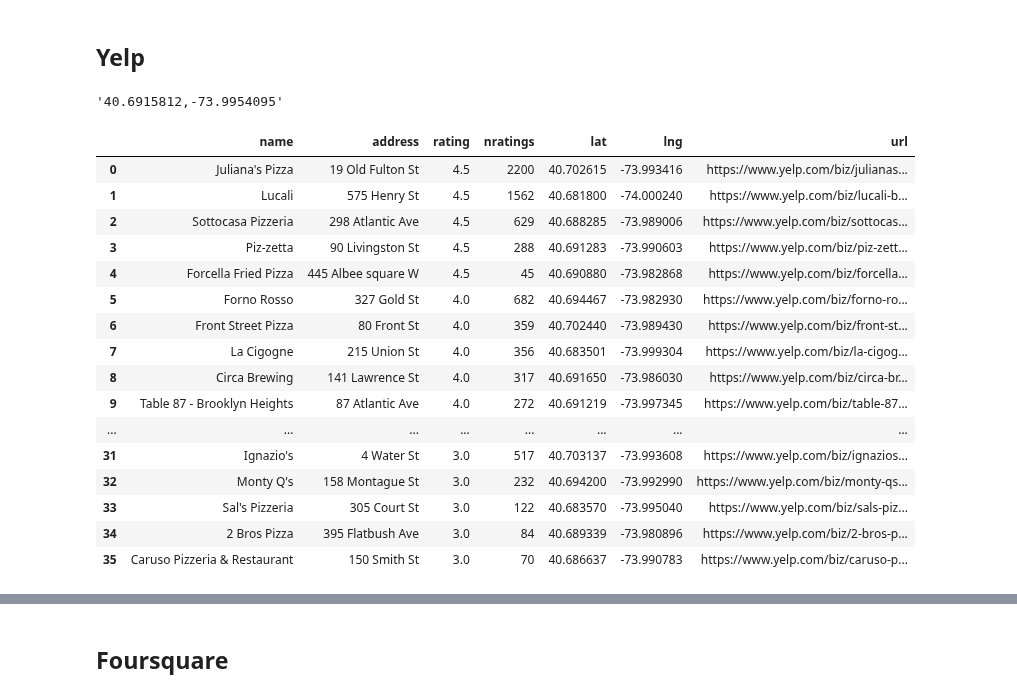
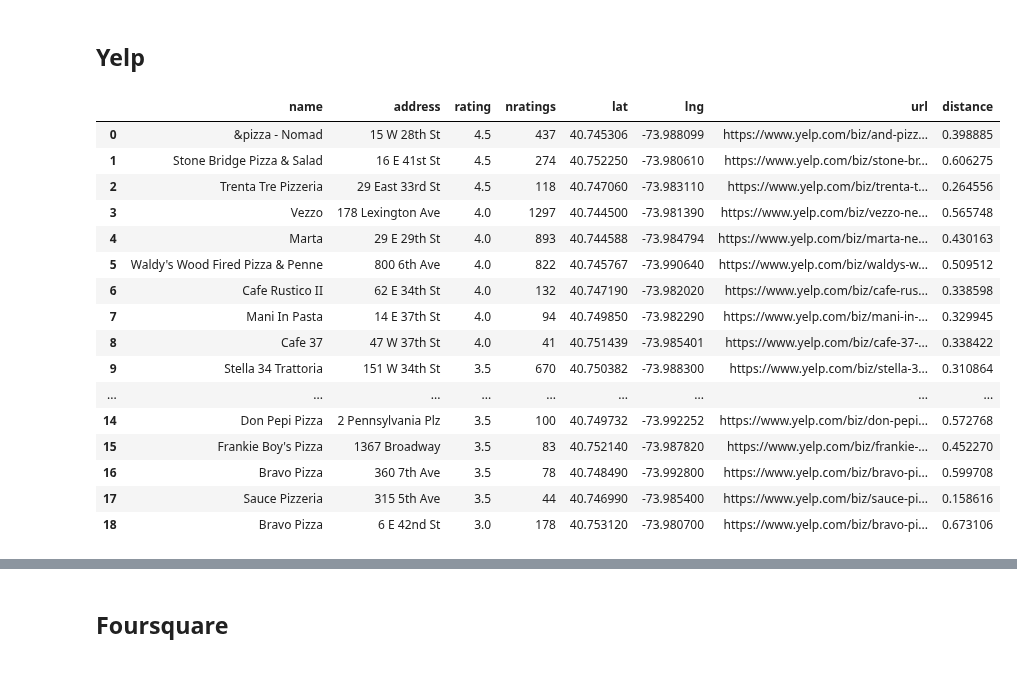
Before and after one commit to druce/Pizza, a Jupyter notebook: pizza.ipynb, the cells around one changed output, grey strips where cells are left out. Drawn from its saved outputs; the diff is of its cells as text; code cells hidden in the pictures.

```diff
--- a/pizza.ipynb
+++ b/pizza.ipynb
@@ -115,3 +126,16 @@ def get_loc(loc = widgets.Dropdown(
     return loc
 # %% [output]
 interactive(children=(Dropdown(description='Location:', options=(('Midtown', '40.7484, -73.9857'), ('Downtown'…
+# %%
+for test_keyword, test_location in product(keyword_options, location_options):
+    keyword = test_keyword[1]
+    location_name = test_location[0]
+    location = test_location[1]
+    location_coords = eval(test_location[1])
+    test_pickle_filename = keyword + "_" + location_name.replace(' ', '').lower() + ".pkl"
+
+    if not path.exists(test_pickle_filename):
+        break
+
+print(location_name, keyword, location, location_coords)
+print(test_pickle_filename)
@@ -132,7 +159,7 @@ fig
 MIN_USER_RATINGS = 40
 MIN_RATING = 3
 NRESULTS = 50
-RADIUS = 3000
+RADIUS = 1000
 # %%
 # gmaps options
 GMAPS_URL = "https://maps.googleapis.com/maps/api/place/nearbysearch/json"
@@ -144,10 +171,11 @@ ltype='establishment'
 # %%
 def gmaps_get_first_page(api_key, location, **kwargs):
     """get first page of results from gmaps using api_key, location, kwargs for search spec"""
+    # use either rankby or radius kwarg
     request_url = GMAPS_URL + '?key=' + api_key
     request_url += '&location=' + location
     for name, val in kwargs.items():
-        request_url += '&' + name + '=' + val
+        request_url += '&' + name + '=' + str(val)
     r = requests.get(request_url)
     j = r.json()
     return j
@@ -182,10 +210,11 @@ def gmaps_get_all_df(api_key, location, **kwargs):
     return venues_df
 
 
-def gmaps_get_df(location, keyword):
+def gmaps_get_df(location_coords, keyword):
 
     # use either rankby or radius
-    gmaps_df = gmaps_get_all_df(api_key, location, keyword=keyword, ltype=ltype, rankby=rankby)
+    location = "%.7f,%.7f" % location_coords
+    gmaps_df = gmaps_get_all_df(api_key, location, keyword=keyword, ltype=ltype, radius=RADIUS)
     if gmaps_df.empty:
         return None
     else:
@@ -197,11 +226,12 @@ def gmaps_get_df(location, keyword):
         gmaps_df.columns = ['name', 'address', 'rating', 'nratings', 'lat', 'lng']
         # drop trailing ", Brooklyn"
         gmaps_df['address'] = gmaps_df['address'].apply(lambda address: " ".join(address.split(',')[:-1]))
+        gmaps_df['distance'] = gmaps_df.apply(lambda row: distance((row['lat'], row['lng']), location_coords).km,
+                                              axis=1)
         return gmaps_df
 # %%
-# use either rankby or radius
-gmaps_df = gmaps_get_df(location, keyword)
-# runquery(api_key, location, keyword=keyword, ltype=ltype, radius=RADIUS)
+%%time
+gmaps_df = gmaps_get_df(location_coords, keyword)
 gmaps_df = gmaps_df.loc[(gmaps_df['nratings'] >= MIN_USER_RATINGS) & (gmaps_df['rating'] >= MIN_RATING)] \
         .sort_values(['rating', 'nratings'], ascending=False) \
         .reset_index(drop=True)
@@ -276,48 +305,47 @@ venues_map
 [interactive output not drawn]
 # %% [markdown]
 ## Yelp
-# %%
-location
-# %% [output]
-'40.6915812,-73.9954095'
 # %%
-def yelp_get_df(location, keyword):
-    lat, lng = eval(location)
+def yelp_get_df(location_coords, keyword):
+    lat, lng = location_coords
     response = yelp_api.search_query(categories=keyword, latitude=lat, longitude=lng,
                                      radius=RADIUS, sort_by=rankby, limit=NRESULTS)
 
     yelp_df = pd.json_normalize(response['businesses'])
     if not yelp_df.empty:
         yelp_df = yelp_df.loc[(yelp_df['review_count'] >= MIN_USER_RATINGS) & (yelp_df['rating'] >= MIN_RATING)] \
                          .sort_values(['rating', 'review_count'], ascending=False) \
                          .reset_index(drop=True)
         display_columns = ['name', 'location.address1', 'rating', 'review_count', 'coordinates.latitude', 'coordinates.longitude', 'url']
         yelp_df = yelp_df[display_columns]
         yelp_df.columns = ['name', 'address', 'rating', 'nratings', 'lat', 'lng', 'url']
+        yelp_df['distance'] = yelp_df.apply(lambda row: distance((row['lat'], row['lng']), location_coords).km,
+                                              axis=1)
+
         return yelp_df
     else:
         return None
 
-yelp_df = yelp_get_df(location, keyword)
+yelp_df = yelp_get_df(location_coords, keyword)
 yelp_df
 # %% [output]
-|  | name | address | rating | nratings | lat | lng | url |
-| 0 | Juliana's Pizza | 19 Old Fulton St | 4.5 | 2200 | 40.702615 | -73.993416 | https://www.yelp.com/biz/julianas... |
-| 1 | Lucali | 575 Henry St | 4.5 | 1562 | 40.681800 | -74.000240 | https://www.yelp.com/biz/lucali-b... |
-| 2 | Sottocasa Pizzeria | 298 Atlantic Ave | 4.5 | 629 | 40.688285 | -73.989006 | https://www.yelp.com/biz/sottocas... |
-| 3 | Piz-zetta | 90 Livingston St | 4.5 | 288 | 40.691283 | -73.990603 | https://www.yelp.com/biz/piz-zett... |
-| 4 | Forcella Fried Pizza | 445 Albee square W | 4.5 | 45 | 40.690880 | -73.982868 | https://www.yelp.com/biz/forcella... |
-| 5 | Forno Rosso | 327 Gold St | 4.0 | 682 | 40.694467 | -73.982930 | https://www.yelp.com/biz/forno-ro... |
-| 6 | Front Street Pizza | 80 Front St | 4.0 | 359 | 40.702440 | -73.989430 | https://www.yelp.com/biz/front-st... |
-| 7 | La Cigogne | 215 Union St | 4.0 | 356 | 40.683501 | -73.999304 | https://www.yelp.com/biz/la-cigog... |
-| 8 | Circa Brewing | 141 Lawrence St | 4.0 | 317 | 40.691650 | -73.986030 | https://www.yelp.com/biz/circa-br... |
-| 9 | Table 87 - Brooklyn Heights | 87 Atlantic Ave | 4.0 | 272 | 40.691219 | -73.997345 | https://www.yelp.com/biz/table-87... |
-| ... | ... | ... | ... | ... | ... | ... | ... |
-| 31 | Ignazio's | 4 Water St | 3.0 | 517 | 40.703137 | -73.993608 | https://www.yelp.com/biz/ignazios... |
-| 32 | Monty Q's | 158 Montague St | 3.0 | 232 | 40.694200 | -73.992990 | https://www.yelp.com/biz/monty-qs... |
-| 33 | Sal's Pizzeria | 305 Court St | 3.0 | 122 | 40.683570 | -73.995040 | https://www.yelp.com/biz/sals-piz... |
-| 34 | 2 Bros Pizza | 395 Flatbush Ave | 3.0 | 84 | 40.689339 | -73.980896 | https://www.yelp.com/biz/2-bros-p... |
-| 35 | Caruso Pizzeria & Restaurant | 150 Smith St | 3.0 | 70 | 40.686637 | -73.990783 | https://www.yelp.com/biz/caruso-p... |
+|  | name | address | rating | nratings | lat | lng | url | distance |
+| 0 | &pizza - Nomad | 15 W 28th St | 4.5 | 437 | 40.745306 | -73.988099 | https://www.yelp.com/biz/and-pizz... | 0.398885 |
+| 1 | Stone Bridge Pizza & Salad | 16 E 41st St | 4.5 | 274 | 40.752250 | -73.980610 | https://www.yelp.com/biz/stone-br... | 0.606275 |
+| 2 | Trenta Tre Pizzeria | 29 East 33rd St | 4.5 | 118 | 40.747060 | -73.983110 | https://www.yelp.com/biz/trenta-t... | 0.264556 |
+| 3 | Vezzo | 178 Lexington Ave | 4.0 | 1297 | 40.744500 | -73.981390 | https://www.yelp.com/biz/vezzo-ne... | 0.565748 |
+| 4 | Marta | 29 E 29th St | 4.0 | 893 | 40.744588 | -73.984794 | https://www.yelp.com/biz/marta-ne... | 0.430163 |
+| 5 | Waldy's Wood Fired Pizza & Penne | 800 6th Ave | 4.0 | 822 | 40.745767 | -73.990640 | https://www.yelp.com/biz/waldys-w... | 0.509512 |
+| 6 | Cafe Rustico II | 62 E 34th St | 4.0 | 132 | 40.747190 | -73.982020 | https://www.yelp.com/biz/cafe-rus... | 0.338598 |
+| 7 | Mani In Pasta | 14 E 37th St | 4.0 | 94 | 40.749850 | -73.982290 | https://www.yelp.com/biz/mani-in-... | 0.329945 |
+| 8 | Cafe 37 | 47 W 37th St | 4.0 | 41 | 40.751439 | -73.985401 | https://www.yelp.com/biz/cafe-37-... | 0.338422 |
+| 9 | Stella 34 Trattoria | 151 W 34th St | 3.5 | 670 | 40.750382 | -73.988300 | https://www.yelp.com/biz/stella-3... | 0.310864 |
+| ... | ... | ... | ... | ... | ... | ... | ... | ... |
+| 14 | Don Pepi Pizza | 2 Pennsylvania Plz | 3.5 | 100 | 40.749732 | -73.992252 | https://www.yelp.com/biz/don-pepi... | 0.572768 |
+| 15 | Frankie Boy's Pizza | 1367 Broadway | 3.5 | 83 | 40.752140 | -73.987820 | https://www.yelp.com/biz/frankie-... | 0.452270 |
+| 16 | Bravo Pizza | 360 7th Ave | 3.5 | 78 | 40.748490 | -73.992800 | https://www.yelp.com/biz/bravo-pi... | 0.599708 |
+| 17 | Sauce Pizzeria | 315 5th Ave | 3.5 | 44 | 40.746990 | -73.985400 | https://www.yelp.com/biz/sauce-pi... | 0.158616 |
+| 18 | Bravo Pizza | 6 E 42nd St | 3.0 | 178 | 40.753120 | -73.980700 | https://www.yelp.com/biz/bravo-pi... | 0.673106 |
 # %%
 markers = [(row.lat, row.lng) for row in yelp_df.itertuples()]
 marker_hover = ["%s: %s (%s)" % (row.name, row.rating, row.nratings) for row in yelp_df.itertuples()]
```
Also changed, not shown: parts of 16 cells of this notebook, 25 other files.
